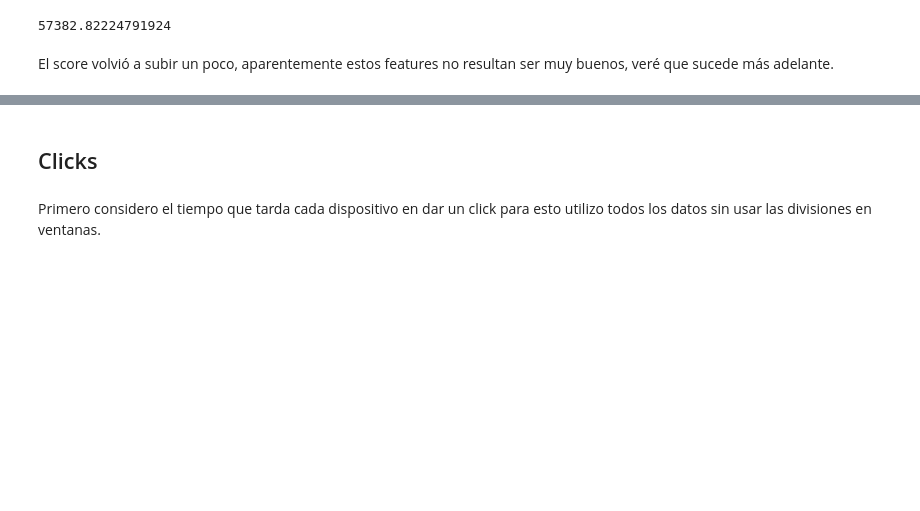
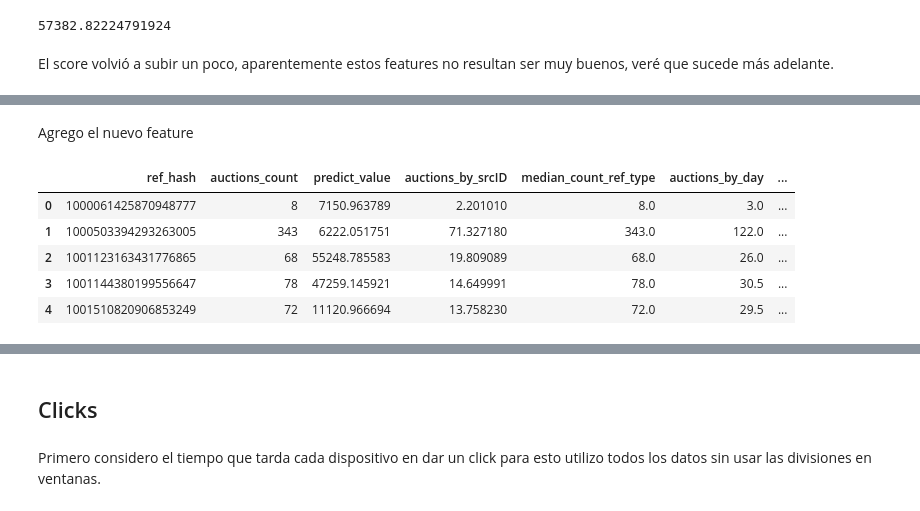
Before and after one commit to EscobarMariaSol/Organizacion-de-datos, a Jupyter notebook: TP2/TP2.ipynb, the cells around one changed output, grey strips where cells are left out. Saved outputs shown, nothing was run; the diff lists cells and outputs as text; code cells hidden in the pictures; blank space fills up the shorter version.

```diff
--- a/TP2/TP2.ipynb
+++ b/TP2/TP2.ipynb
@@ -47,7 +46,6 @@ auct_predict = pd.read_csv('data/auctions_ventana2.csv', dtype = {"device_id": '
 # %%
 auct_predict['date'] = pd.to_datetime(auct_predict['date'])
 auct_predict['date_inicial'] = dt.datetime(2019,4, 19)
-auct_predict['date_inicial'] = pd.to_datetime(auct_predict['date_inicial'])
 auct_predict['timeToAuction'] = (auct_predict['date'] - auct_predict['date_inicial'])/np.timedelta64(1,'s')
 auct_predict.head()
 # %% [output]
@@ -400,0 +436,3 @@ El score volvió a subir un poco, aparentemente estos features no resultan ser m
+# %%
+apariciones_auctions = auct[['date', 'device_id']]
+apariciones_auctions.head()
@@ -400,0 +446,5 @@ El score volvió a subir un poco, aparentemente estos features no resultan ser m
+# %%
+apariciones_auctions['date'] = pd.to_datetime(apariciones_auctions['date'])
+apariciones_auctions['date_inicial'] = dt.datetime(2019,4, 18)
+apariciones_auctions['timeToAuction'] = (apariciones_auctions['date'] - apariciones_auctions['date_inicial'])/np.timedelta64(1,'s')
+apariciones_auctions.head()
@@ -400,0 +473,4 @@ El score volvió a subir un poco, aparentemente estos features no resultan ser m
+# %%
+apariciones_auctions = apariciones_auctions.groupby('device_id').agg({'timeToAuction': 'min'}).reset_index()
+apariciones_auctions.columns = ['ref_hash', 'timeToAuction_min']
+apariciones_auctions.head()
@@ -400,0 +484,11 @@ El score volvió a subir un poco, aparentemente estos features no resultan ser m
+# %% [markdown]
+Agrego el nuevo feature
+# %%
+data = data.merge(apariciones_auctions, on = 'ref_hash')
+# %% [output]
+|  | ref_hash | auctions_count | predict_value | auctions_by_srcID | median_count_ref_type | auctions_by_day | ... |
+| 0 | 1000061425870948777 | 8 | 7150.963789 | 2.201010 | 8.0 | 3.0 | ... |
+| 1 | 1000503394293263005 | 343 | 6222.051751 | 71.327180 | 343.0 | 122.0 | ... |
+| 2 | 1001123163431776865 | 68 | 55248.785583 | 19.809089 | 68.0 | 26.0 | ... |
+| 3 | 1001144380199556647 | 78 | 47259.145921 | 14.649991 | 78.0 | 30.5 | ... |
+| 4 | 1001510820906853249 | 72 | 11120.966694 | 13.758230 | 72.0 | 29.5 | ... |
```
Also changed, not shown: parts of 19 cells of this notebook, 1 other file.
